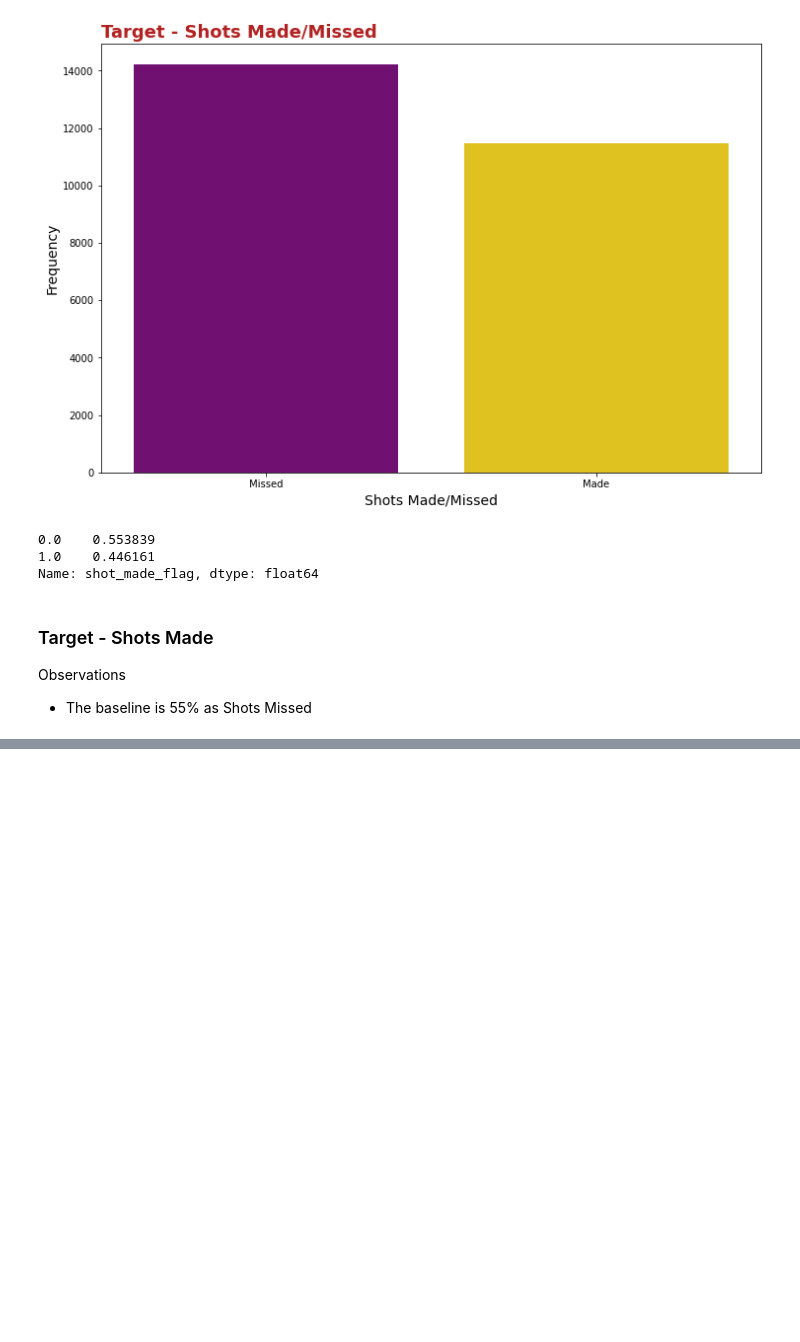
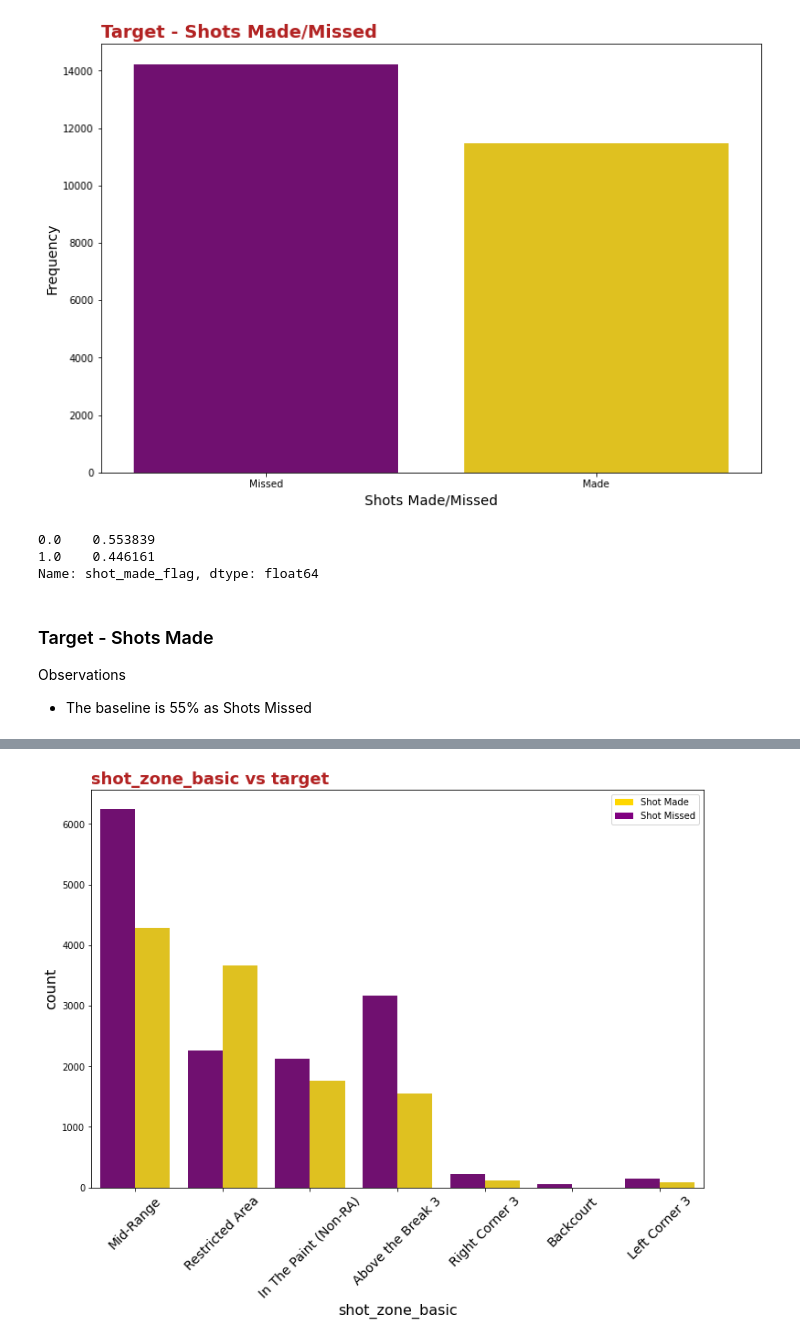
Before and after one commit to Ftrejo23/Hackathon, a Jupyter notebook: andy_eda.ipynb, the cells around one changed output, grey strips where cells are left out. Saved outputs shown, nothing was run; the diff lists cells and outputs as text; code cells hidden in the pictures; blank space fills up the shorter version.

```diff
--- a/andy_eda.ipynb
+++ b/andy_eda.ipynb
@@ -305,0 +269,4 @@ Observations
+# %%
+plotcat('shot_zone_basic')
+# %% [output]
+[figure, added]
```
Also changed, not shown: parts of 28 cells of this notebook.
